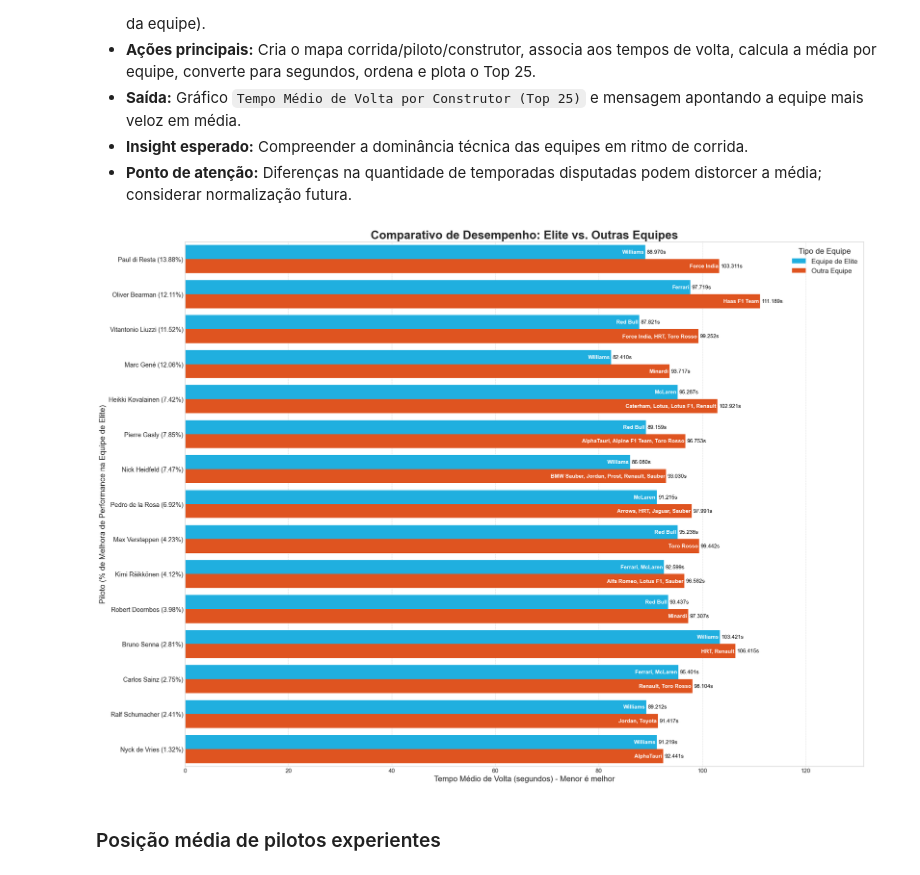
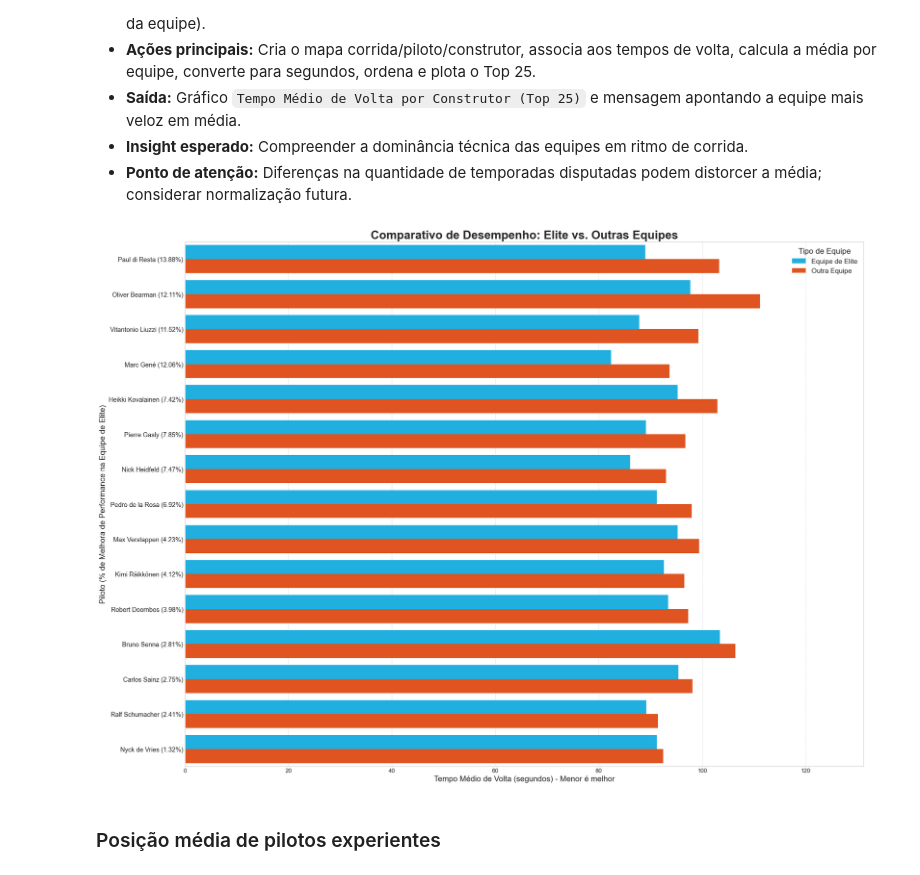
Before and after one commit to Julio1099/formula1-analytics, a Jupyter notebook: Data Layer/raw/i.ipynb, the cells around one changed output. Drawn from its saved outputs; the diff is of its cells as text; code cells hidden in the pictures.

```diff
--- a/Data Layer/raw/i.ipynb
+++ b/Data Layer/raw/i.ipynb
@@ -499,63 +496,40 @@ new_yticklabels = [f"{driver} ({percentage_map[driver]:.2f}%)" for driver in top
 plt.style.use('seaborn-v0_8-whitegrid')
 fig, ax = plt.subplots(figsize=(22, 16))
 
 sns.barplot(
     data=chart_data,
     y='driver_name',
     x='avg_lap_s',
     hue='team_category',
     orient='h',
     palette={'Equipe de Elite': '#00BFFF', 'Outra Equipe': '#FF4500'},
     ax=ax,
     order=top_drivers_order,
     hue_order=hue_order
 )
 
 for category_index, container in enumerate(ax.containers):
-    category = hue_order[category_index]
-    for driver_index, p in enumerate(container):
-        driver_name = top_drivers_order[driver_index]
-        row_data = chart_data[
-            (chart_data['driver_name'] == driver_name) &
-            (chart_data['team_category'] == category)
-        ]
-
-        if not row_data.empty:
-            teams_string = row_data.iloc[0]['teams_str']
-            width = p.get_width()
-
-            ax.text(width + 0.3,
-                    p.get_y() + p.get_height() / 2,
-                    f'{width:.3f}s',
-                    ha='left',
-                    va='center',
-                    fontsize=11,
-                    color='black')
-
-            if width > 5:
-                ax.text(width - 0.2,
-                        p.get_y() + p.get_height() / 2,
-                        teams_string,
-                        ha='right',
-                        va='center',
-                        color='white',
-                        fontsize=11,
-                        weight='bold')
+    pass
 
 ax.set_title('Comparativo de Desempenho: Elite vs. Outras Equipes', fontsize=24, weight='bold')
 ax.set_xlabel('Tempo Médio de Volta (segundos) - Menor é melhor', fontsize=16)
 ax.set_ylabel('Piloto (% de Melhora de Performance na Equipe de Elite)', fontsize=16)
+
+
+ax.set_yticks(range(len(top_drivers_order)))
+
 ax.set_yticklabels(new_yticklabels)
+
 ax.tick_params(axis='y', labelsize=13)
 ax.tick_params(axis='x', labelsize=12)
 ax.set_xlim(right=chart_data['avg_lap_s'].max() * 1.18)
 ax.legend(title='Tipo de Equipe', fontsize=14, title_fontsize=16)
 ax.grid(True, which='major', linestyle='--', linewidth=0.6, axis='x')
 
 plt.tight_layout()
 plt.show()
 # %% [output]
-[figure, old version]
+[figure, new version]
 # %% [markdown]
 ### Posição média de pilotos experientes
 # %% [markdown]
```
Also changed, not shown: parts of 5 cells of this notebook.
